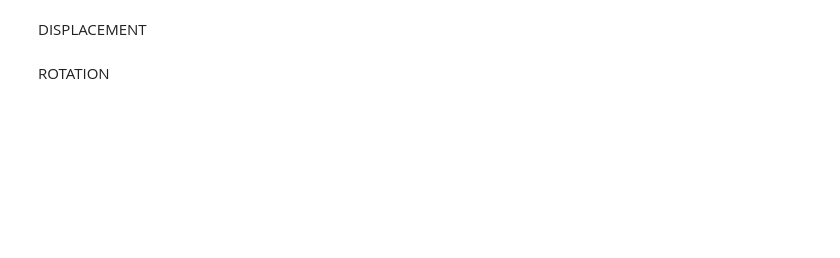
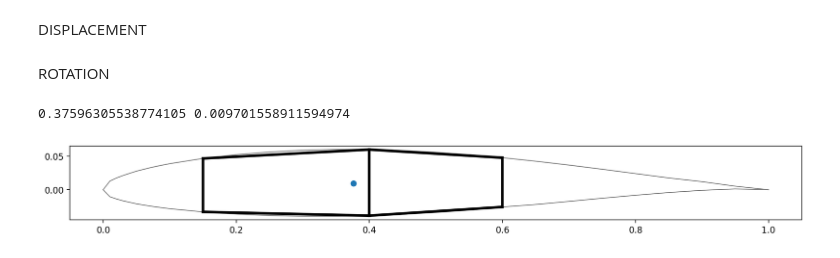
Before and after one commit to LucaDissel/Workpackage4-5, a Jupyter notebook: Main.ipynb, the cells around one changed output. Cells and saved outputs as stored; diff of their text form; code cells hidden in the pictures; blank space fills up the shorter version.

```diff
--- a/Main.ipynb
+++ b/Main.ipynb
@@ -396,25 +396,48 @@ class WingBox:
     # sigma_cr
     # take t at rib2
     # a is the distance between rib1 and rib2, don't think a is used in calculation if Kc is taken constant
-    #
 
+    # loop over sections between ribs
     rib1 = self.ribs[0]
     for rib2 in self.ribs[1:]:
-      y1 = rib1
-      y2 = rib2
+      y1, y2 = rib1, rib2
       chord1, chord2 = chord(y1), chord(y2)
+      I_xx1, I_xx2 = self.I_xx(y1), self.I_xx(y2)
+      M1, M2 = M(y1), M(y2)
 
-
-      section_points = [self.panels['front_spar'].p2, self.points['rear_spar'].p2]
+      section_points = [self.panels['front_spar'].p2, self.panels['rear_spar'].p2]
       if not self.single_cell:
         section_points.append(self.points['middle_spar'].p2)
       if self.stringers is not None:
         for stringer in self.stringers:
           if stringer.upper:
-            section_points.append(stringer.point)
+            if stringer.length > y2:
+              section_points.append(stringer.point)
       section_points.sort(key=lambda elem: elem[0])
 
+      # loop over sections between stringers
+      point1 = section_points[0]
+      for point2 in section_points[1:]:
+        b = LA.norm(point2 - point1) * chord2
+        x = (point1[0]+point2[0])/2
+        t2 = self.find_panel(x, True).t(y2)
+        sigma_crit = np.pi**2 * self.Kc_lim * E / (12*(1-v**2)) * (t2/b)**2
 
+        z_max = max(point1[1], point2[1])
+        z1_max, z2_max = z_max*chord1, z_max*chord2
+        sigma1_max = z1_max*M1/I_xx1
+        sigma2_max = z2_max*M2/I_xx2
+        sigma_max = max(sigma1_max, sigma2_max)
+
+        print(f'ribs at {rib1} and {rib2} m span')
+        print(f'section between {point1} and {point2}')
+        print(f"Sigma crit = {sigma_crit:2.2}")
+        print(f"Sigma 1 max = {sigma1_max:2.2}")
+        print(f"Sigma 2 max = {sigma2_max:2.2}")
+
+        point1 = point2
+
+      rib1 = rib2
 
 
   def plot(self):
@@ -497,3 +518,8 @@ wingbox_iteration_1 = WingBox(0.2, t_1, 0.6, t_1, t_1, t_1)
 wingbox_iteration_2 = WingBox(0.2, t(2,1), 0.6, t(2,1), t(3,1), t(3,1))
 # %%
-wingbox_iteration_4 = WingBox(0.15, t_2, 0.6, t_2, t_2, t_2, middle_spar_x=0.35, middle_spar_t=t_2)
+wingbox_iteration_4 = WingBox(0.15, t_5, 0.6, t_5, t_5, t_5, middle_spar_x=0.4, middle_spar_t=t_5)
+# %%
+wingbox_iteration_4.plot()
+# %% [output]
+0.37596305538774105 0.009701558911594974
+[figure, added]
```
Also changed, not shown: parts of 7 cells of this notebook.
